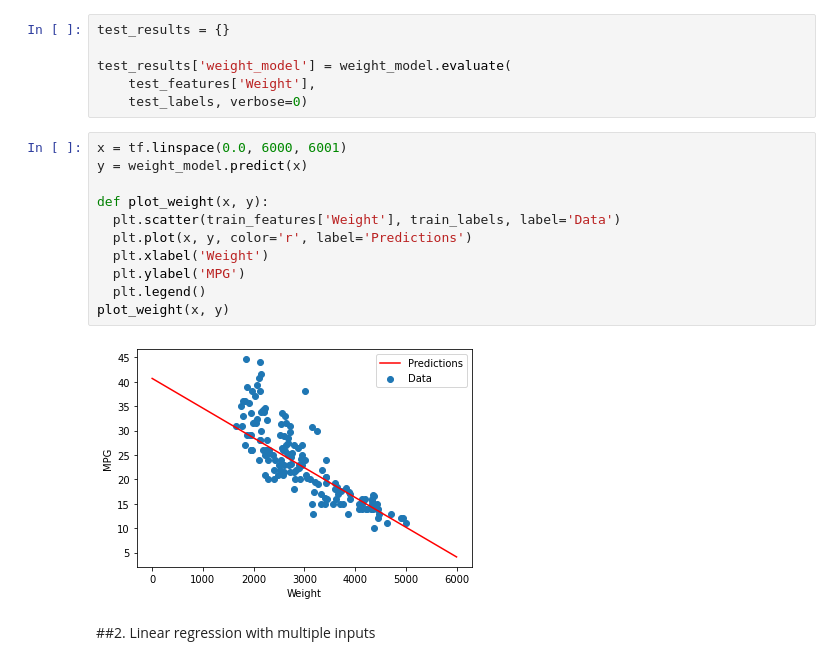
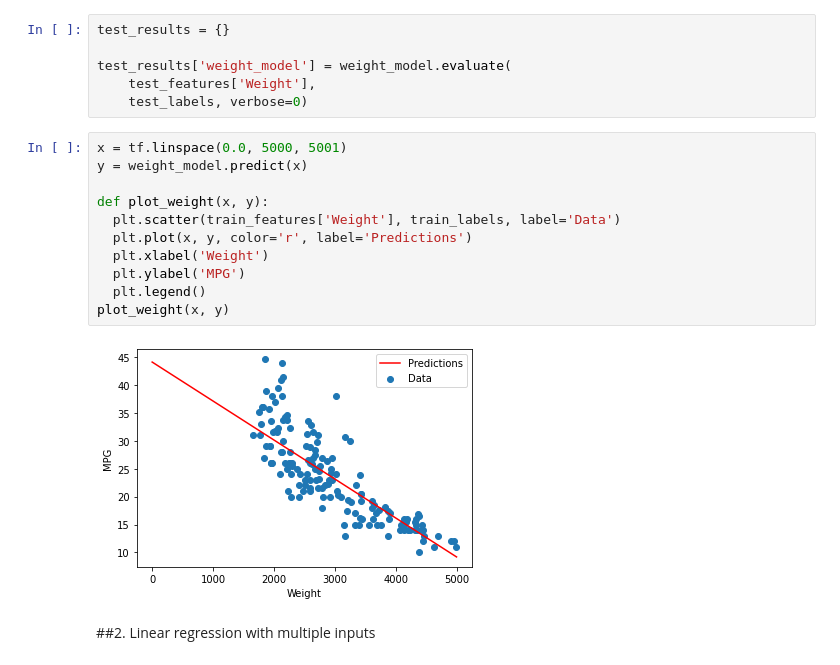
Before and after one commit to SuperYoungCoder/Machine-Learning-with-Python-Tensorflow, a Jupyter notebook: linear_regression.ipynb, the cells around one changed output. Cells and saved outputs as stored; diff of their text form.

```diff
--- a/linear_regression.ipynb
+++ b/linear_regression.ipynb
@@ -264,18 +257,18 @@ test_results['weight_model'] = weight_model.evaluate(
     test_features['Weight'],
     test_labels, verbose=0)
 # %%
-x = tf.linspace(0.0, 6000, 6001)
+x = tf.linspace(0.0, 5000, 5001)
 y = weight_model.predict(x)
 
 def plot_weight(x, y):
   plt.scatter(train_features['Weight'], train_labels, label='Data')
   plt.plot(x, y, color='r', label='Predictions')
   plt.xlabel('Weight')
   plt.ylabel('MPG')
   plt.legend()
 plot_weight(x, y)
 # %% [output]
-[figure, old version]
+[figure, new version]
 # %% [markdown]
 ##2. Linear regression with multiple inputs
 # %%
```
Also changed, not shown: parts of 22 cells of this notebook.
